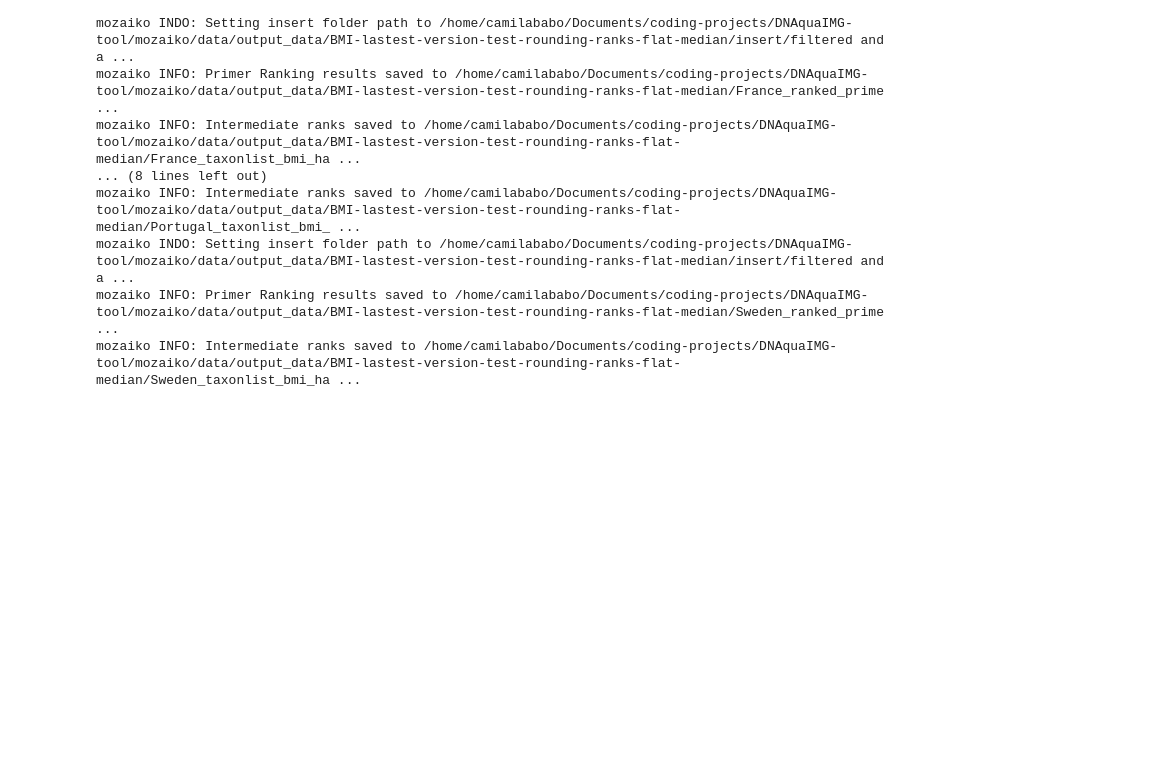
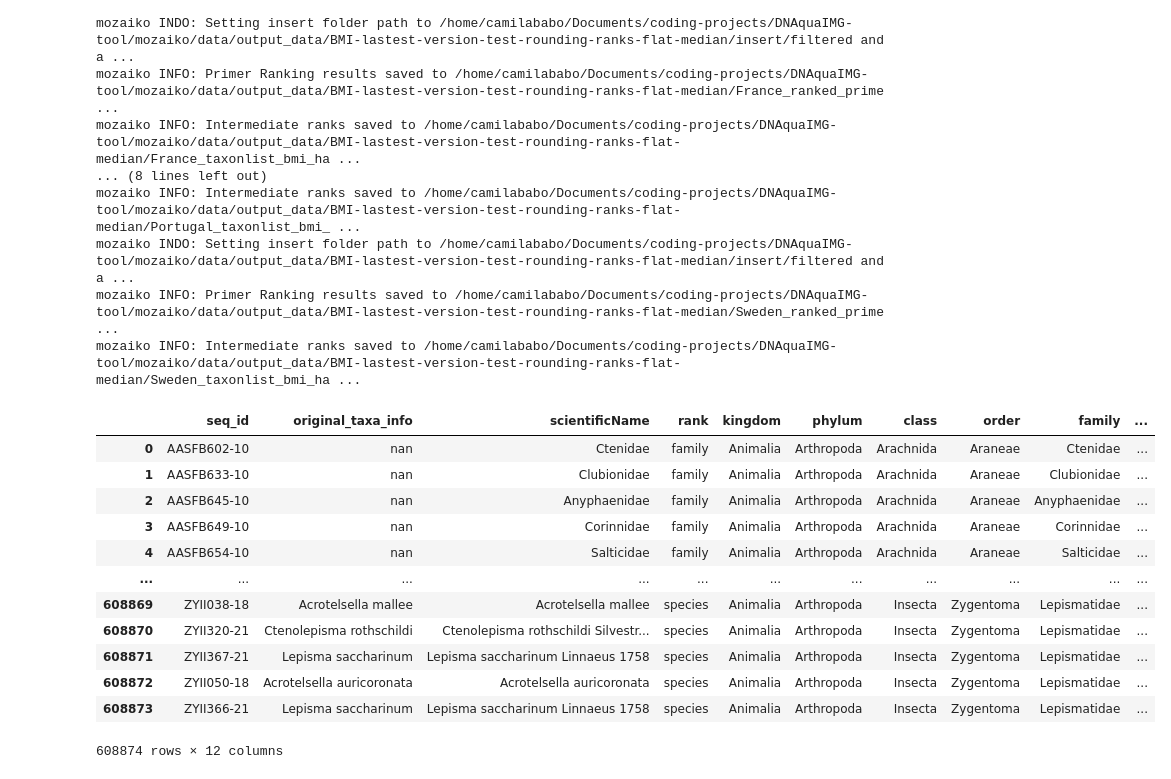
Before and after one commit to CIBIO-BU/mozaiko, a Jupyter notebook: draft.ipynb, the cells around one changed output. Cells and saved outputs as stored; diff of their text form; code cells hidden in the pictures; blank space fills up the shorter version.

```diff
--- a/draft.ipynb
+++ b/draft.ipynb
@@ -5144,3 +5244,62 @@ mozaiko INFO: Intermediate ranks saved to /home/camilababo/Documents/coding-proj
 mozaiko INDO: Setting insert folder path to /home/camilababo/Documents/coding-projects/DNAquaIMG-tool/mozaiko/data/output_data/BMI-lastest-version-test-rounding-ranks-flat-median/insert/filtered and a ...
 mozaiko INFO: Primer Ranking results saved to /home/camilababo/Documents/coding-projects/DNAquaIMG-tool/mozaiko/data/output_data/BMI-lastest-version-test-rounding-ranks-flat-median/Sweden_ranked_prime ...
 mozaiko INFO: Intermediate ranks saved to /home/camilababo/Documents/coding-projects/DNAquaIMG-tool/mozaiko/data/output_data/BMI-lastest-version-test-rounding-ranks-flat-median/Sweden_taxonlist_bmi_ha ...
+# %%
+import pandas as pd
+
+def parse_fasta_file(filepath):
+    rows = []
+
+    with open(filepath, "r") as f:
+        entry_lines = []
+
+        for line in f:
+            line = line.strip()
+
+            if line.startswith(">"):
+                if entry_lines:
+                    rows.append(process_entry(entry_lines))
+                entry_lines = [line]
+            else:
+                entry_lines.append(line)
+
+        # last entry
+        if entry_lines:
+            rows.append(process_entry(entry_lines))
+
+    cols = [
+        "seq_id", "original_taxa_info", "scientificName", "rank",
+        "kingdom", "phylum", "class", "order",
+        "family", "genus", "species", "sequence"
+    ]
+
+    return pd.DataFrame(rows, columns=cols)
+
+
+def process_entry(lines):
+    header = lines[0][1:]  # remove '>'
+    sequence = "".join(lines[1:])
+
+    fields = header.split("|")
+
+    return fields + [sequence]
+
+
+# use it
+df = parse_fasta_file("/home/camilababo/Documents/coding-projects/DNAquaIMG-tool/mozaiko/data/output_data/BMI-lastest-version-test-rounding-ranks-flat-refdb/catnip/COI_FwhF2_FwhR2n/COI_FwhF2_FwhR2n.fasta")
+# %%
+df
+# %% [output]
+|  | seq_id | original_taxa_info | scientificName | rank | kingdom | phylum | class | order | family | ... |
+| 0 | AASFB602-10 | nan | Ctenidae | family | Animalia | Arthropoda | Arachnida | Araneae | Ctenidae | ... |
+| 1 | AASFB633-10 | nan | Clubionidae | family | Animalia | Arthropoda | Arachnida | Araneae | Clubionidae | ... |
+| 2 | AASFB645-10 | nan | Anyphaenidae | family | Animalia | Arthropoda | Arachnida | Araneae | Anyphaenidae | ... |
+| 3 | AASFB649-10 | nan | Corinnidae | family | Animalia | Arthropoda | Arachnida | Araneae | Corinnidae | ... |
+| 4 | AASFB654-10 | nan | Salticidae | family | Animalia | Arthropoda | Arachnida | Araneae | Salticidae | ... |
+| ... | ... | ... | ... | ... | ... | ... | ... | ... | ... | ... |
+| 608869 | ZYII038-18 | Acrotelsella mallee | Acrotelsella mallee | species | Animalia | Arthropoda | Insecta | Zygentoma | Lepismatidae | ... |
+| 608870 | ZYII320-21 | Ctenolepisma rothschildi | Ctenolepisma rothschildi Silvestr... | species | Animalia | Arthropoda | Insecta | Zygentoma | Lepismatidae | ... |
+| 608871 | ZYII367-21 | Lepisma saccharinum | Lepisma saccharinum Linnaeus 1758 | species | Animalia | Arthropoda | Insecta | Zygentoma | Lepismatidae | ... |
+| 608872 | ZYII050-18 | Acrotelsella auricoronata | Acrotelsella auricoronata | species | Animalia | Arthropoda | Insecta | Zygentoma | Lepismatidae | ... |
+| 608873 | ZYII366-21 | Lepisma saccharinum | Lepisma saccharinum Linnaeus 1758 | species | Animalia | Arthropoda | Insecta | Zygentoma | Lepismatidae | ... |
+608874 rows × 12 columns
```
Also changed, not shown: parts of 13 cells of this notebook, 2 other files.
